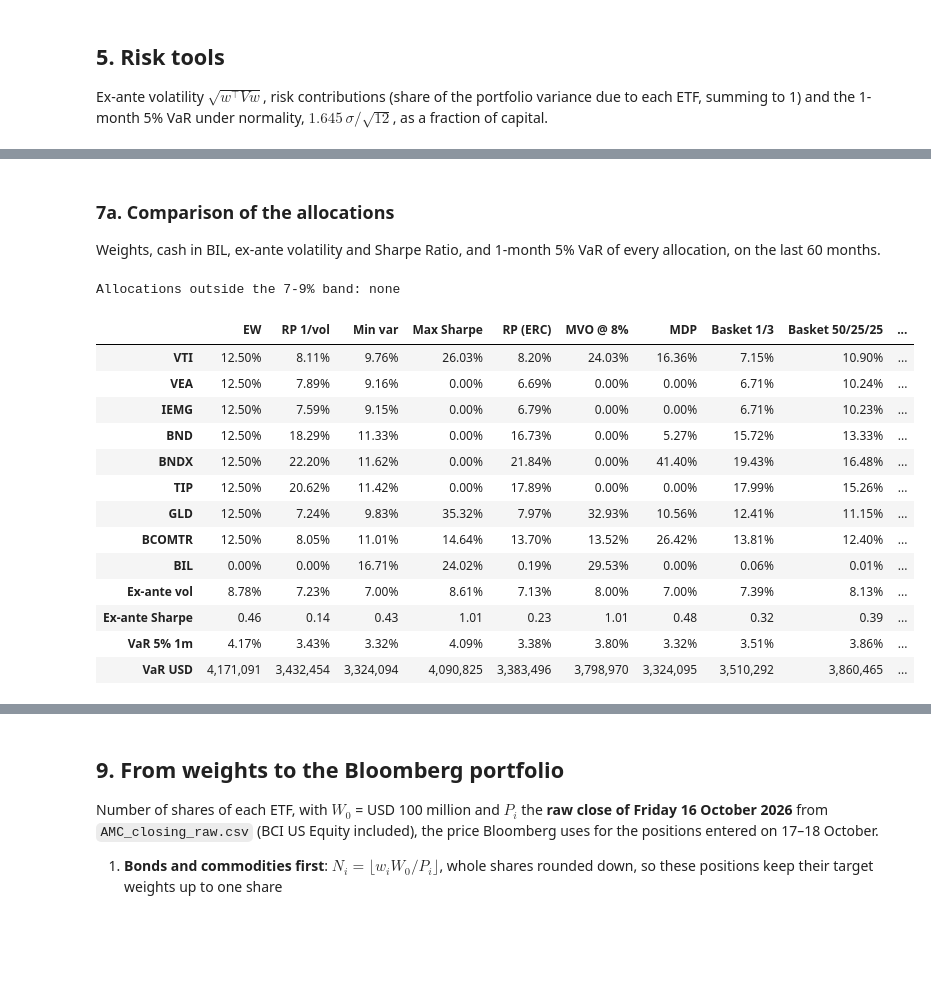
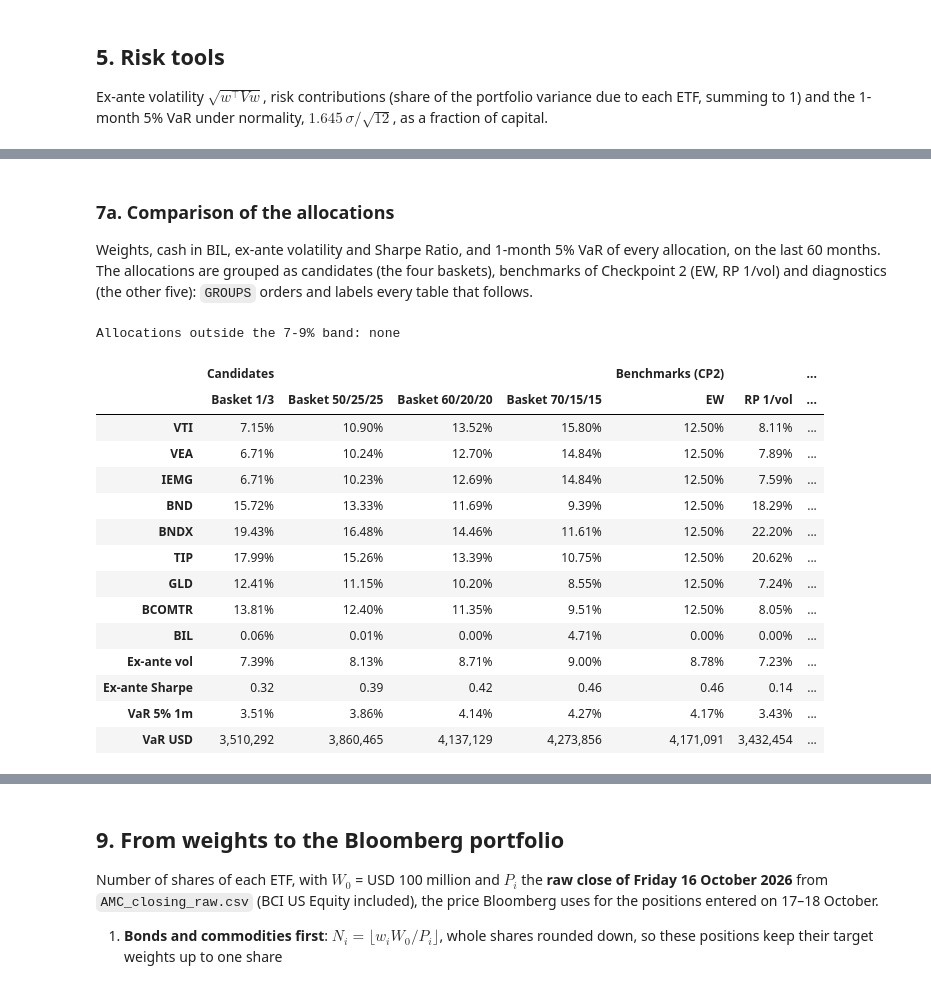
Before and after one commit to Baumender2026/Matterhorn-Capital-Management, a Jupyter notebook: code/SAA_R1_our_version.ipynb, the cells around one changed output, grey strips where cells are left out. Drawn from its saved outputs; the diff is of its cells as text; code cells hidden in the pictures; blank space fills up the shorter version.

```diff
--- a/code/SAA_R1_our_version.ipynb
+++ b/code/SAA_R1_our_version.ipynb
@@ -314,34 +319,48 @@ def w_basket(V, R_est, b_E):
 w_baskets = {name: w_basket(V, est, b_E) for name, b_E in EQUITY_BUDGETS.items()}
 # %% [markdown]
 ### 7a. Comparison of the allocations
-Weights, cash in BIL, ex-ante volatility and Sharpe Ratio, and 1-month 5% VaR of every allocation, on the last 60 months.
+Weights, cash in BIL, ex-ante volatility and Sharpe Ratio, and 1-month 5% VaR of every allocation, on the last 60 months. The allocations are grouped as candidates (the four baskets), benchmarks of Checkpoint 2 (EW, RP 1/vol) and diagnostics (the other five): `GROUPS` orders and labels every table that follows.
 # %%
+# The eleven allocations in three groups: only the four baskets were candidates for our SAA (section 7)
+GROUPS = {"Candidates":       ["Basket 1/3", "Basket 50/25/25", "Basket 60/20/20", "Basket 70/15/15"],
+          "Benchmarks (CP2)": ["EW", "RP 1/vol"],
+          "Diagnostics":      ["Min var", "Max Sharpe", "RP (ERC)", "MVO @ 8%", "MDP"]}
+GROUP = {c: g for g, cols in GROUPS.items() for c in cols}           # allocation -> its group
+
+def grouped(df, axis=0):
+    """df with its allocations (rows if axis=0, columns if axis=1) labelled by group: a two-level index (group, allocation)."""
+    labels = df.index if axis == 0 else df.columns
+    return df.set_axis(pd.MultiIndex.from_tuples([(GROUP[c], c) for c in labels]), axis=axis)
+
 W = pd.DataFrame({"EW": w_equal(V), "RP 1/vol": w_riskparity(V), "Min var": w_minvar,
                   "Max Sharpe": w_maxsr, "RP (ERC)": w_erc, "MVO @ 8%": w_mvo, "MDP": w_mdp, **w_baskets}, index=ASSETS)
+assert sorted(c for cols in GROUPS.values() for c in cols) == sorted(W.columns), "each allocation must be in exactly one group"
+W = W[list(GROUP)]                                                   # columns ordered by group
 summary = pd.DataFrame({c: {"BIL": 1 - W[c].sum(),
                             "Ex-ante vol": port_vol(W[c], V.values),
                             "Ex-ante Sharpe": (W[c] @ mu) / port_vol(W[c], V.values),
                             "VaR 5% 1m": var_normal(port_vol(W[c], V.values)),
                             "VaR USD": var_normal(port_vol(W[c], V.values)) * CAPITAL} for c in W})
 
 outside = [c for c in W if not VOL_MIN <= round(summary.loc["Ex-ante vol", c], 4) <= VOL_MAX]
 print("Allocations outside the 7-9% band:", ", ".join(outside) if outside else "none")
-show(pd.concat([W, summary]), special={"Ex-ante Sharpe": DEC, "VaR USD": USD})
+show(grouped(pd.concat([W, summary]), axis=1), special={"Ex-ante Sharpe": DEC, "VaR USD": USD})
 # %% [output]
 Allocations outside the 7-9% band: none
-|  | EW | RP 1/vol | Min var | Max Sharpe | RP (ERC) | MVO @ 8% | MDP | Basket 1/3 | Basket 50/25/25 | ... |
-| VTI | 12.50% | 8.11% | 9.76% | 26.03% | 8.20% | 24.03% | 16.36% | 7.15% | 10.90% | ... |
-| VEA | 12.50% | 7.89% | 9.16% | 0.00% | 6.69% | 0.00% | 0.00% | 6.71% | 10.24% | ... |
-| IEMG | 12.50% | 7.59% | 9.15% | 0.00% | 6.79% | 0.00% | 0.00% | 6.71% | 10.23% | ... |
-| BND | 12.50% | 18.29% | 11.33% | 0.00% | 16.73% | 0.00% | 5.27% | 15.72% | 13.33% | ... |
-| BNDX | 12.50% | 22.20% | 11.62% | 0.00% | 21.84% | 0.00% | 41.40% | 19.43% | 16.48% | ... |
-| TIP | 12.50% | 20.62% | 11.42% | 0.00% | 17.89% | 0.00% | 0.00% | 17.99% | 15.26% | ... |
-| GLD | 12.50% | 7.24% | 9.83% | 35.32% | 7.97% | 32.93% | 10.56% | 12.41% | 11.15% | ... |
-| BCOMTR | 12.50% | 8.05% | 11.01% | 14.64% | 13.70% | 13.52% | 26.42% | 13.81% | 12.40% | ... |
-| BIL | 0.00% | 0.00% | 16.71% | 24.02% | 0.19% | 29.53% | 0.00% | 0.06% | 0.01% | ... |
-| Ex-ante vol | 8.78% | 7.23% | 7.00% | 8.61% | 7.13% | 8.00% | 7.00% | 7.39% | 8.13% | ... |
-| Ex-ante Sharpe | 0.46 | 0.14 | 0.43 | 1.01 | 0.23 | 1.01 | 0.48 | 0.32 | 0.39 | ... |
-| VaR 5% 1m | 4.17% | 3.43% | 3.32% | 4.09% | 3.38% | 3.80% | 3.32% | 3.51% | 3.86% | ... |
-| VaR USD | 4,171,091 | 3,432,454 | 3,324,094 | 4,090,825 | 3,383,496 | 3,798,970 | 3,324,095 | 3,510,292 | 3,860,465 | ... |
+|  | Candidates |  |  |  | Benchmarks (CP2) |  | ... |
+|  | Basket 1/3 | Basket 50/25/25 | Basket 60/20/20 | Basket 70/15/15 | EW | RP 1/vol | ... |
+| VTI | 7.15% | 10.90% | 13.52% | 15.80% | 12.50% | 8.11% | ... |
+| VEA | 6.71% | 10.24% | 12.70% | 14.84% | 12.50% | 7.89% | ... |
+| IEMG | 6.71% | 10.23% | 12.69% | 14.84% | 12.50% | 7.59% | ... |
+| BND | 15.72% | 13.33% | 11.69% | 9.39% | 12.50% | 18.29% | ... |
+| BNDX | 19.43% | 16.48% | 14.46% | 11.61% | 12.50% | 22.20% | ... |
+| TIP | 17.99% | 15.26% | 13.39% | 10.75% | 12.50% | 20.62% | ... |
+| GLD | 12.41% | 11.15% | 10.20% | 8.55% | 12.50% | 7.24% | ... |
+| BCOMTR | 13.81% | 12.40% | 11.35% | 9.51% | 12.50% | 8.05% | ... |
+| BIL | 0.06% | 0.01% | 0.00% | 4.71% | 0.00% | 0.00% | ... |
+| Ex-ante vol | 7.39% | 8.13% | 8.71% | 9.00% | 8.78% | 7.23% | ... |
+| Ex-ante Sharpe | 0.32 | 0.39 | 0.42 | 0.46 | 0.46 | 0.14 | ... |
+| VaR 5% 1m | 3.51% | 3.86% | 4.14% | 4.27% | 4.17% | 3.43% | ... |
+| VaR USD | 3,510,292 | 3,860,465 | 4,137,129 | 4,273,856 | 4,171,091 | 3,432,454 | ... |
 # %% [markdown]
 ### 7b. Our SAA
```
Also changed, not shown: parts of 44 cells of this notebook, 4 other files.
